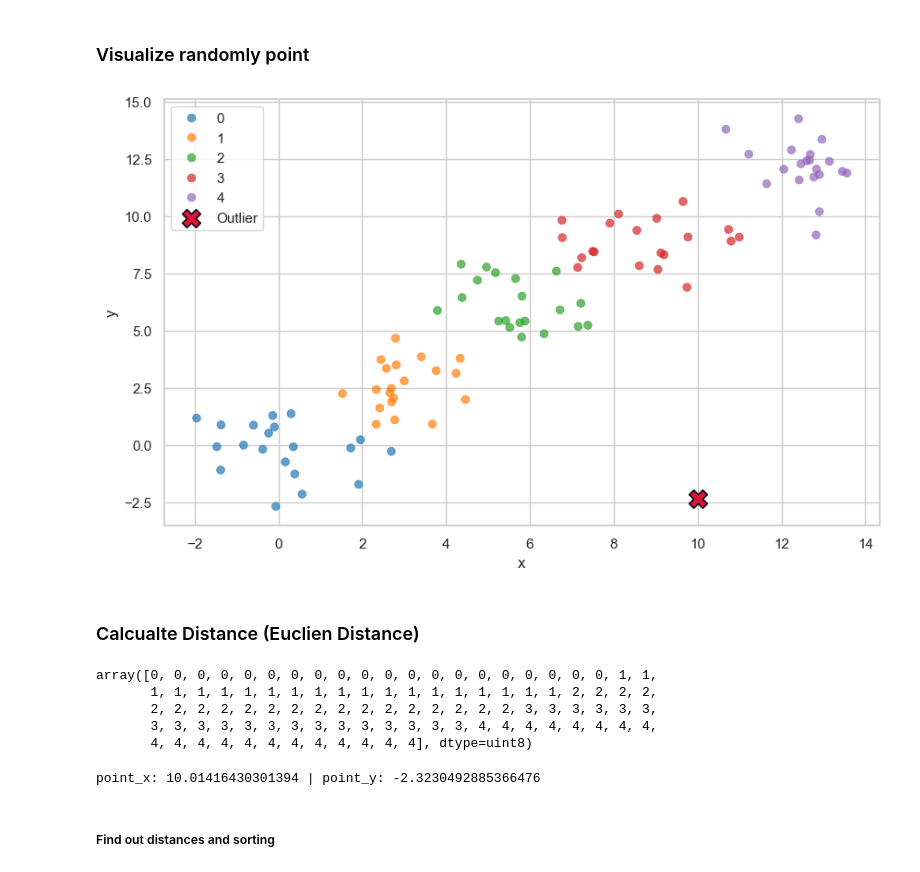
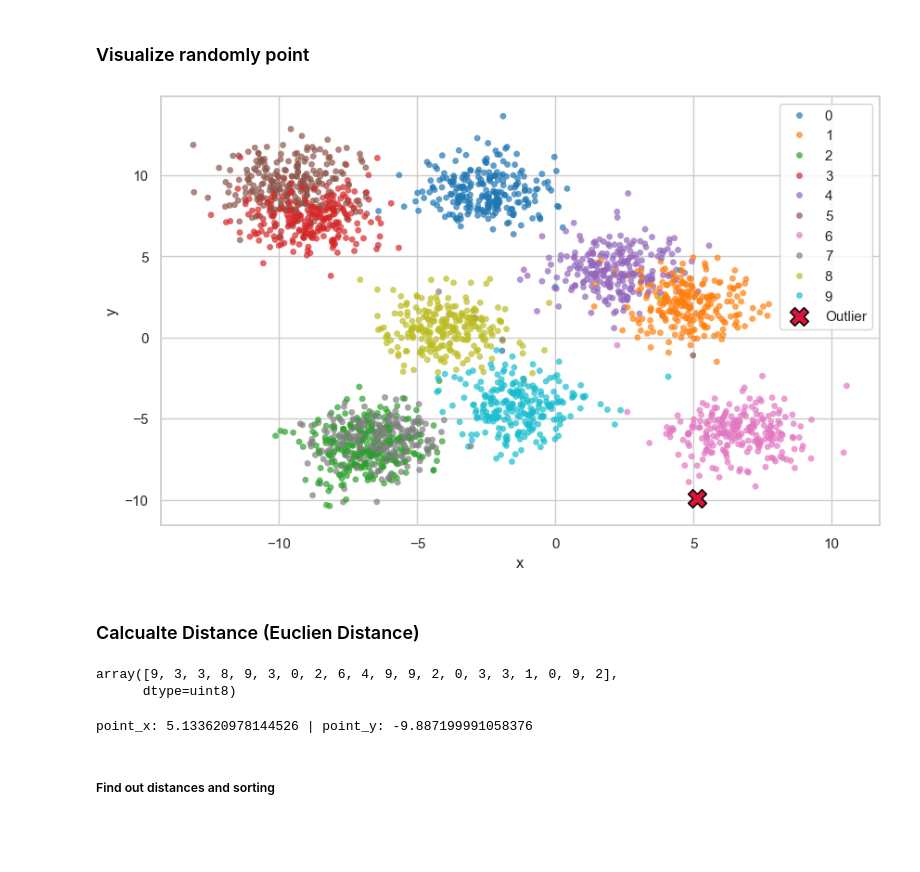
Before and after one commit to VayneMai020301/AIO-2024-Summarize, a Jupyter notebook: Module/module_3/week1/knn/knn_alogorithm.ipynb, the cells around one changed output. Saved outputs shown, nothing was run; the diff lists cells and outputs as text; code cells hidden in the pictures; blank space fills up the shorter version.

```diff
--- a/Module/module_3/week1/knn/knn_alogorithm.ipynb
+++ b/Module/module_3/week1/knn/knn_alogorithm.ipynb
@@ -9,14 +12,3 @@ np.random.seed(SEED)
 ### Create data point frame
 # %% [markdown]
 #### Sample test
-# %%
-num_points_per_class = 20
-
-data = []
-for class_label in range(5):
-    x = np.random.normal(loc=class_label * 3, scale=1.0, size=num_points_per_class)
-    y = np.random.normal(loc=class_label * 3, scale=1.0, size=num_points_per_class)
-    data.append(pd.DataFrame({'x': x, 'y': y, 'class': class_label}))
-
-df = pd.concat(data, ignore_index=True)
-df.loc[30:35]
@@ -42,0 +17,27 @@ def create_data_point(num_class = 5, num_points_per_class = 20):
+# %%
+def create_sample(num_classes = 10,
+                  samples_per_class = 300,num_outliers = 10,low_outlier =-5, high_outlier = 5,
+                  seed = 42)->list[pd.DataFrame,pd.DataFrame]:
+
+
+    X, y = make_blobs(n_samples = num_classes * samples_per_class,
+                    centers = num_classes,
+                    cluster_std = 1.2,
+                    random_state = seed)
+
+    outliers_X = np.random.uniform(low = low_outlier, high = high_outlier, size=(num_outliers, X.shape[1]))
+    outliers_y = np.random.randint(0, num_classes, size=num_outliers)
+
+    X = np.vstack([X, outliers_X])
+    y = np.hstack([y, outliers_y])
+
+    x_train, x_test, y_train, y_test = train_test_split(X, y, test_size=0.2, random_state=seed)
+
+    df = pd.DataFrame(x_train, columns=['x', 'y'])
+    df['class'] = y_train
+
+    df_test = pd.DataFrame(x_test, columns=['x', 'y'])
+    df_test['class'] = y_test
+    return df, df_test
+
+df, df_test = create_sample(num_classes = 10,samples_per_class = 300, num_outliers = 20)
@@ -45,7 +53,7 @@ def create_data_point(num_class = 5, num_points_per_class = 20):
 # %%
 plt.figure(figsize=(10, 6))
 sns.set(style="whitegrid")
-plot = sns.scatterplot(data=df, x='x', y='y', hue='class', palette='tab10', s=40, alpha=0.7, edgecolor=None)
+plot = sns.scatterplot(data=df, x='x', y='y', hue='class', palette='tab10', s=20, alpha=0.7, edgecolor=None)
 
 plot.set_title('2D Data Points by Class', fontsize=16)
 plot.set_xlabel('X', fontsize=12)
@@ -83,38 +92,35 @@ def create_sample(df: pd.DataFrame)->tuple[float, float]:
 # %%
 df_combined = pd.concat([df, outlier_df], ignore_index=True)
 plt.figure(figsize=(10, 6))
 sns.set(style="whitegrid")
-sns.scatterplot(data=df, x='x', y='y', hue='class', palette='tab10', s=40, alpha=0.7, edgecolor=None)
+sns.scatterplot(data=df, x='x', y='y', hue='class', palette='tab10', s=20, alpha=0.7, edgecolor=None)
 sns.scatterplot(data=df_combined[df_combined['class'] == 'outlier'], x='x', y='y', color='crimson', s=200,
                 marker='X', label='Outlier', edgecolor='black')
 
 plot.set_title('2D Data Points by Class', fontsize=16)
 plot.set_xlabel('X', fontsize=12)
 plot.set_ylabel('Y', fontsize=12)
 plot.legend(title='Class', title_fontsize='13', fontsize='11')
 
 plt.show()
 # %% [output]
-[figure, old version]
+[figure, new version]
 # %% [markdown]
 ### Calcualte Distance (Euclien Distance)
 # %%
 x_point = df.to_numpy()[:, 0]
 y_point = df.to_numpy()[:, 1]
 class_point = df.to_numpy()[:, 2].astype(np.uint8)
-class_point
+class_point[0:20]
 # %% [output]
-array([0, 0, 0, 0, 0, 0, 0, 0, 0, 0, 0, 0, 0, 0, 0, 0, 0, 0, 0, 0, 1, 1,
-       1, 1, 1, 1, 1, 1, 1, 1, 1, 1, 1, 1, 1, 1, 1, 1, 1, 1, 2, 2, 2, 2,
-       2, 2, 2, 2, 2, 2, 2, 2, 2, 2, 2, 2, 2, 2, 2, 2, 3, 3, 3, 3, 3, 3,
-       3, 3, 3, 3, 3, 3, 3, 3, 3, 3, 3, 3, 3, 3, 4, 4, 4, 4, 4, 4, 4, 4,
-       4, 4, 4, 4, 4, 4, 4, 4, 4, 4, 4, 4], dtype=uint8)
+array([9, 3, 3, 8, 9, 3, 0, 2, 6, 4, 9, 9, 2, 0, 3, 3, 1, 0, 9, 2],
+      dtype=uint8)
 # %%
 p_sample_x = outlier_df.loc[0,'x']
 p_sample_y = outlier_df.loc[0,'y']
 print(f'point_x: {p_sample_x} | point_y: {p_sample_y}')
 # %% [output]
-point_x: 10.01416430301394 | point_y: -2.3230492885366476
+point_x: 5.133620978144526 | point_y: -9.887199991058376
 # %% [markdown]
 ##### Find out distances and sorting
 # %%
```
Also changed, not shown: parts of 21 cells of this notebook, 2 other files.
